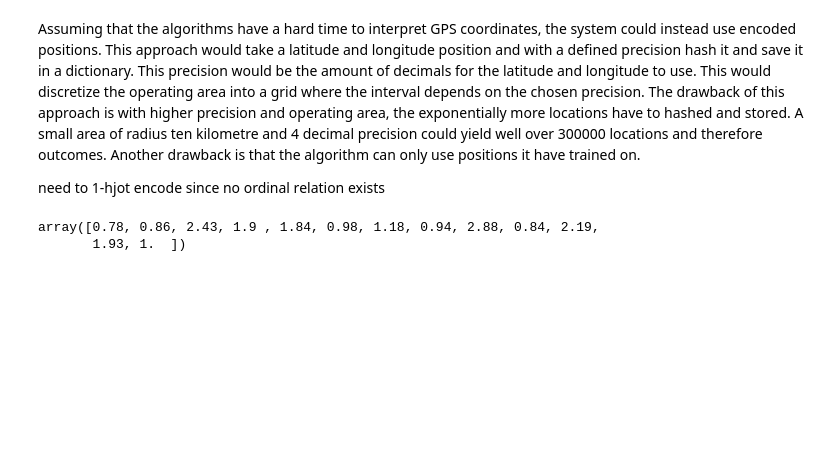
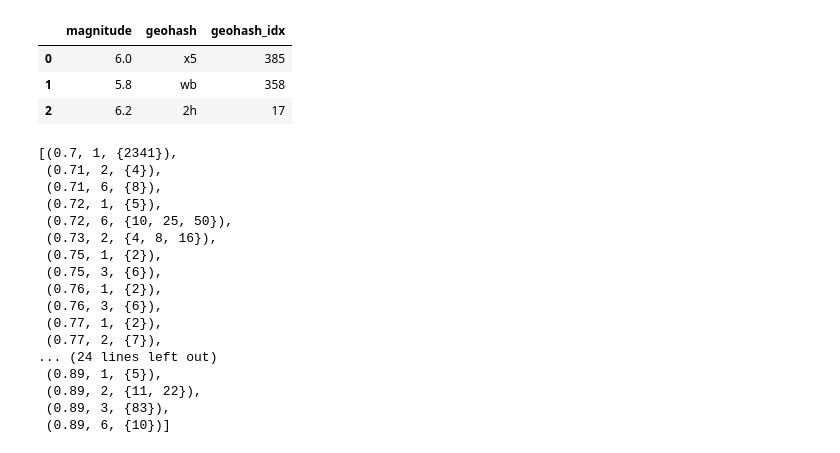
Before and after one commit to sawezo/earthquake_monitor, a Jupyter notebook: backend/models/src/model.ipynb, the cells around one changed output. Cells and saved outputs as stored; diff of their text form; code cells hidden in the pictures; blank space fills up the shorter version.

```diff
--- a/backend/models/src/model.ipynb
+++ b/backend/models/src/model.ipynb
@@ -229,11 +14,0 @@ plt.show()
-# %% [markdown]
-Assuming that the algorithms have a hard time to interpret GPS coordinates, the system
-could instead use encoded positions. This approach would take a latitude and longitude position and with a defined precision hash it and save it in a dictionary. This precision would
-be the amount of decimals for the latitude and longitude to use. This would discretize the
-operating area into a grid where the interval depends on the chosen precision.
-The drawback of this approach is with higher precision and operating area, the exponentially more locations have to hashed and stored. A small area of radius ten kilometre and
-4 decimal precision could yield well over 300000 locations and therefore outcomes. Another
-drawback is that the algorithm can only use positions it have trained on.
-
-
-need to 1-hjot encode since no ordinal relation exists
@@ -253,5 +14,0 @@ df = utils.frame_data([utils.flatten_json(q) for q in data["features"]], keep2re
-# %%
-df["magnitude"].unique()
-# %% [output]
-array([0.78, 0.86, 2.43, 1.9 , 1.84, 0.98, 1.18, 0.94, 2.88, 0.84, 2.19,
-       1.93, 1.  ])
@@ -257,0 +25,9 @@ array([0.78, 0.86, 2.43, 1.9 , 1.84, 0.98, 1.18, 0.94, 2.88, 0.84, 2.19,
+# %%
+df, geohash_idx2hash = munge.prepare_historical_data(min_magnitude=3,
+                                                     cols_to_keep=["Longitude", "Latitude", "Magnitude"])
+df.head(3)
+# %% [output]
+|  | magnitude | geohash | geohash_idx |
+| 0 | 6.0 | x5 | 385 |
+| 1 | 5.8 | wb | 358 |
+| 2 | 6.2 | 2h | 17 |
@@ -257,0 +37,22 @@ array([0.78, 0.86, 2.43, 1.9 , 1.84, 0.98, 1.18, 0.94, 2.88, 0.84, 2.19,
+# %%
+# get valid memory/batch size/training proportion combos
+param_combos = utils.get_param_combos(y)
+param_combos
+# %% [output]
+[(0.7, 1, {2341}),
+ (0.71, 2, {4}),
+ (0.71, 6, {8}),
+ (0.72, 1, {5}),
+ (0.72, 6, {10, 25, 50}),
+ (0.73, 2, {4, 8, 16}),
+ (0.75, 1, {2}),
+ (0.75, 3, {6}),
+ (0.76, 1, {2}),
+ (0.76, 3, {6}),
+ (0.77, 1, {2}),
+ (0.77, 2, {7}),
+... (24 lines left out)
+ (0.89, 1, {5}),
+ (0.89, 2, {11, 22}),
+ (0.89, 3, {83}),
+ (0.89, 6, {10})]
```
Also changed, not shown: parts of 49 cells of this notebook, 26 other files.
